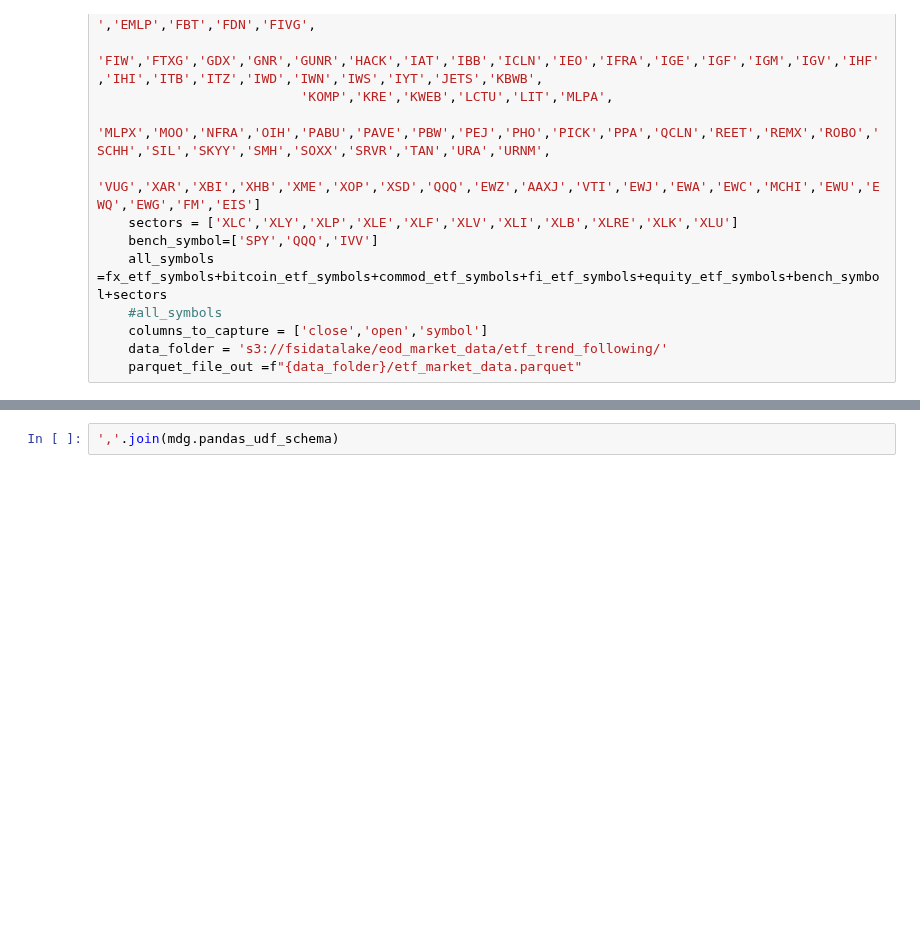
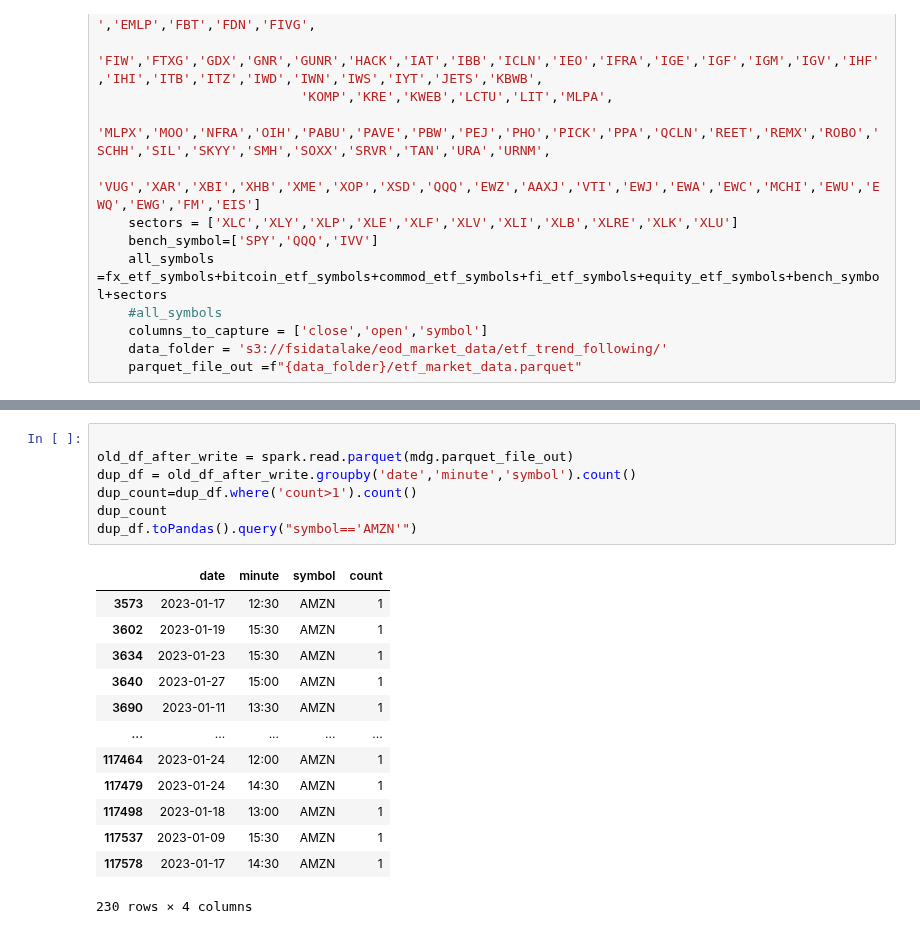
Before and after one commit to aws-samples/quant-research, a Jupyter notebook: src/notebooks/quant_research_examples/intraday_momentum.ipynb, the cells around one changed output, grey strips where cells are left out. Drawn from its saved outputs; the diff is of its cells as text; blank space fills up the shorter version.

```diff
--- a/src/notebooks/quant_research_examples/intraday_momentum.ipynb
+++ b/src/notebooks/quant_research_examples/intraday_momentum.ipynb
@@ -232,3 +776,22 @@ print(mdg.write_stats.toPandas().sort_values(['symbol']))
 # %%
-','.join(mdg.pandas_udf_schema)
+
+old_df_after_write = spark.read.parquet(mdg.parquet_file_out)
+dup_df = old_df_after_write.groupby('date','minute','symbol').count()
+dup_count=dup_df.where('count>1').count()
+dup_count
+dup_df.toPandas().query("symbol=='AMZN'")
+# %% [output]
+|  | date | minute | symbol | count |
+| 3573 | 2023-01-17 | 12:30 | AMZN | 1 |
+| 3602 | 2023-01-19 | 15:30 | AMZN | 1 |
+| 3634 | 2023-01-23 | 15:30 | AMZN | 1 |
+| 3640 | 2023-01-27 | 15:00 | AMZN | 1 |
+| 3690 | 2023-01-11 | 13:30 | AMZN | 1 |
+| ... | ... | ... | ... | ... |
+| 117464 | 2023-01-24 | 12:00 | AMZN | 1 |
+| 117479 | 2023-01-24 | 14:30 | AMZN | 1 |
+| 117498 | 2023-01-18 | 13:00 | AMZN | 1 |
+| 117537 | 2023-01-09 | 15:30 | AMZN | 1 |
+| 117578 | 2023-01-17 | 14:30 | AMZN | 1 |
+230 rows × 4 columns
 # %%
```
Also changed, not shown: parts of 12 cells of this notebook.
